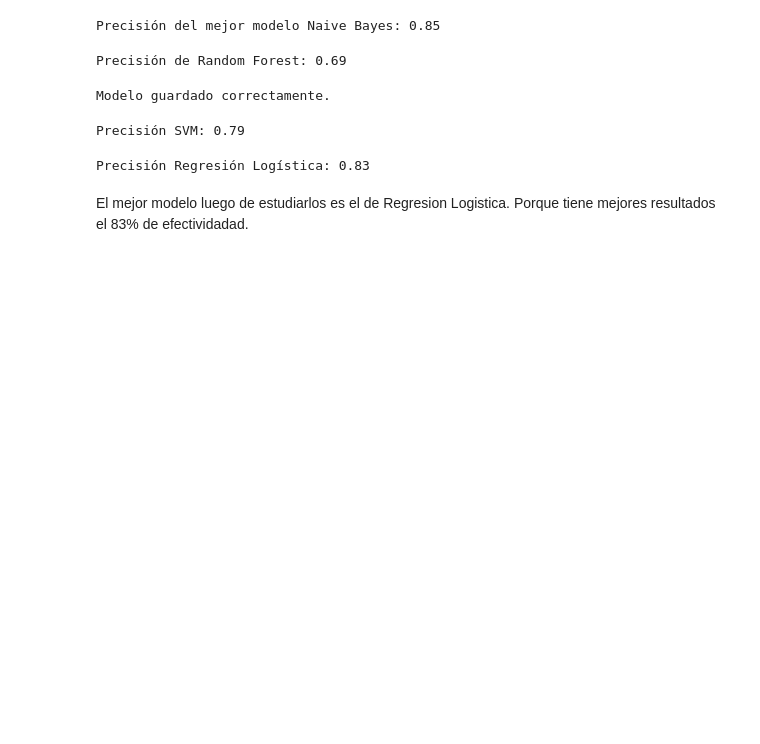
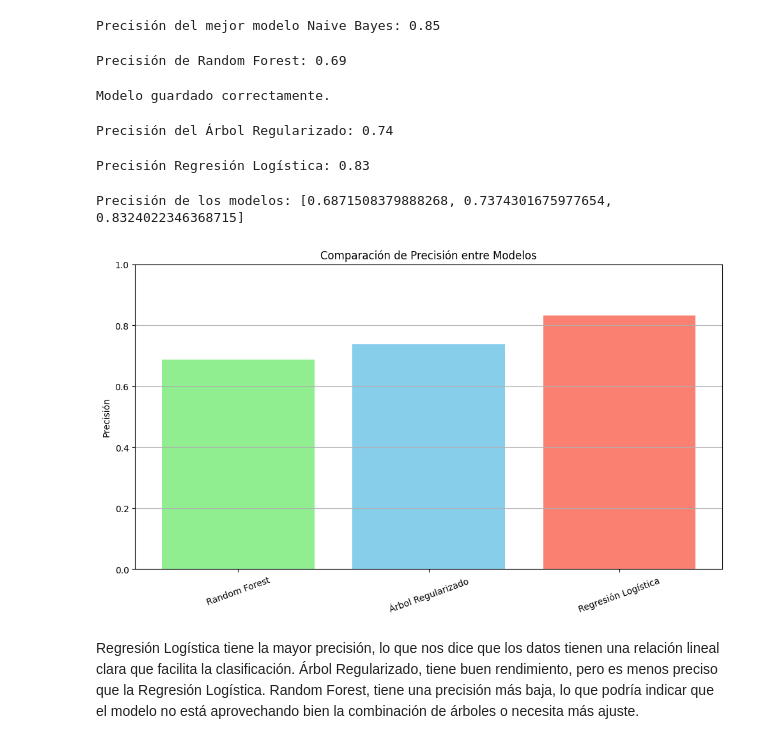
Before and after one commit to 4GeeksAcademy/NaiveeBayes, a Jupyter notebook: src/explore.ipynb, the cells around one changed output. Saved outputs shown, nothing was run; the diff lists cells and outputs as text; code cells hidden in the pictures; blank space fills up the shorter version.

```diff
--- a/src/explore.ipynb
+++ b/src/explore.ipynb
@@ -138,18 +154,19 @@ joblib.dump(best_model if accuracy_best > accuracy_rf else RF_model, "optimized_
 print("Modelo guardado correctamente.")
 # %% [output]
 Modelo guardado correctamente.
-# %%
-# Entrenar SVM
-svm_model = SVC(kernel="linear", C=1.0, random_state=42)
-svm_model.fit(X_train_vec, y_train)
-
-# Predicción y evaluación
-y_pred_svm = svm_model.predict(X_test_vec)
-accuracy_svm = accuracy_score(y_test, y_pred_svm)
-
-print(f"Precisión SVM: {accuracy_svm:.2f}")
-# %% [output]
-Precisión SVM: 0.79
+# %%
+# Definir el modelo con regularización
+tree = DecisionTreeClassifier(max_depth=5, min_samples_split=10)
+tree.fit(X_train_vec, y_train)
+
+# Predicción
+y_pred_tree = tree.predict(X_test_vec)
+
+# Evaluar rendimiento
+acc_tree = accuracy_score(y_test, y_pred_tree)
+print(f"Precisión del Árbol Regularizado: {acc_tree:.2f}")
+# %% [output]
+Precisión del Árbol Regularizado: 0.74
 # %%
 # Regresión logística
 RL_model = LogisticRegression(random_state=42)
@@ -162,5 +179,31 @@ accuracy_RL = accuracy_score(y_test, y_pred_RL)
 print(f"Precisión Regresión Logística: {accuracy_RL:.2f}")
 # %% [output]
 Precisión Regresión Logística: 0.83
-# %% [markdown]
-El mejor modelo luego de estudiarlos es el de Regresion Logistica. Porque tiene mejores resultados el 83% de efectividadad.
+# %%
+# Modelos
+model_names = ['Random Forest', 'Árbol Regularizado', 'Regresión Logística']
+
+# Precisiones
+accuracies = [accuracy_rf, acc_tree, accuracy_RL]
+print(f"Precisión de los modelos: {accuracies}")
+
+x = np.arange(len(model_names))
+
+# Gráfico de barras
+plt.figure(figsize=(10, 6))
+plt.bar(x, accuracies, color=['lightgreen', 'skyblue', 'salmon'])
+plt.xticks(x, model_names, rotation=20)
+plt.ylabel("Precisión")
+plt.title("Comparación de Precisión entre Modelos")
+plt.ylim(0, 1)
+plt.grid(axis="y")
+
+plt.tight_layout()
+plt.show()
+# %% [output]
+Precisión de los modelos: [0.6871508379888268, 0.7374301675977654, 0.8324022346368715]
+[figure, added]
+# %% [markdown]
+Regresión Logística tiene la mayor precisión, lo que nos dice que los datos tienen una relación lineal clara que facilita la clasificación.
+Árbol Regularizado, tiene buen rendimiento, pero es menos preciso que la Regresión Logística.
+Random Forest, tiene una precisión más baja, lo que podría indicar que el modelo no está aprovechando bien la combinación de árboles o necesita más ajuste.
```
Also changed, not shown: parts of 12 cells of this notebook.
